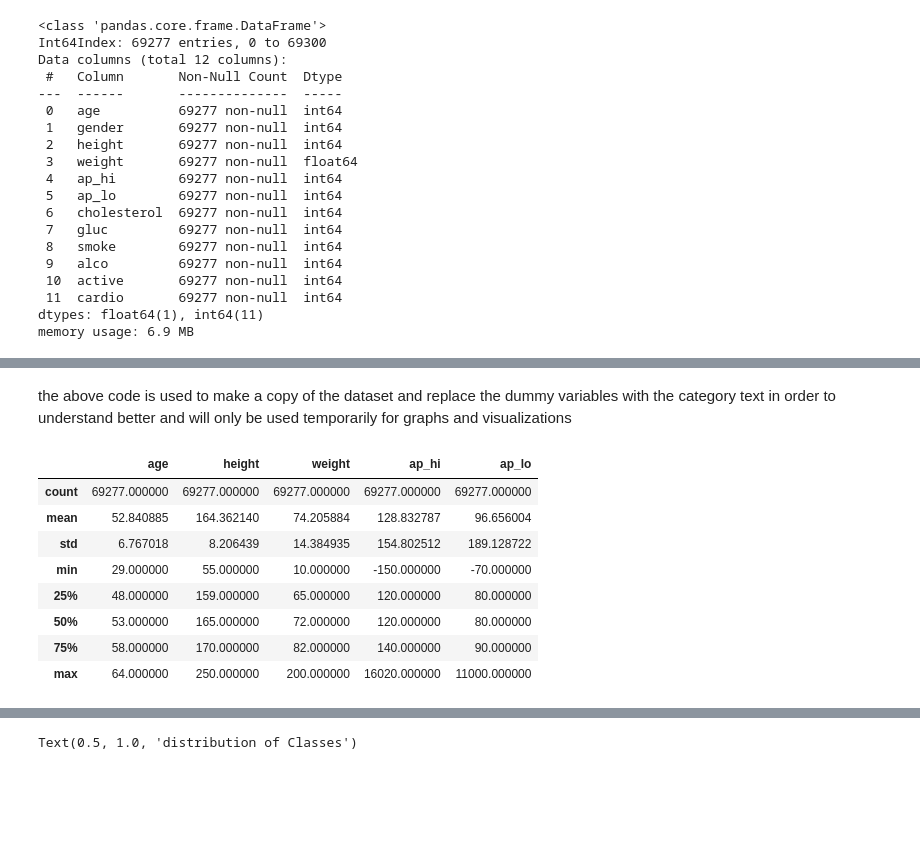
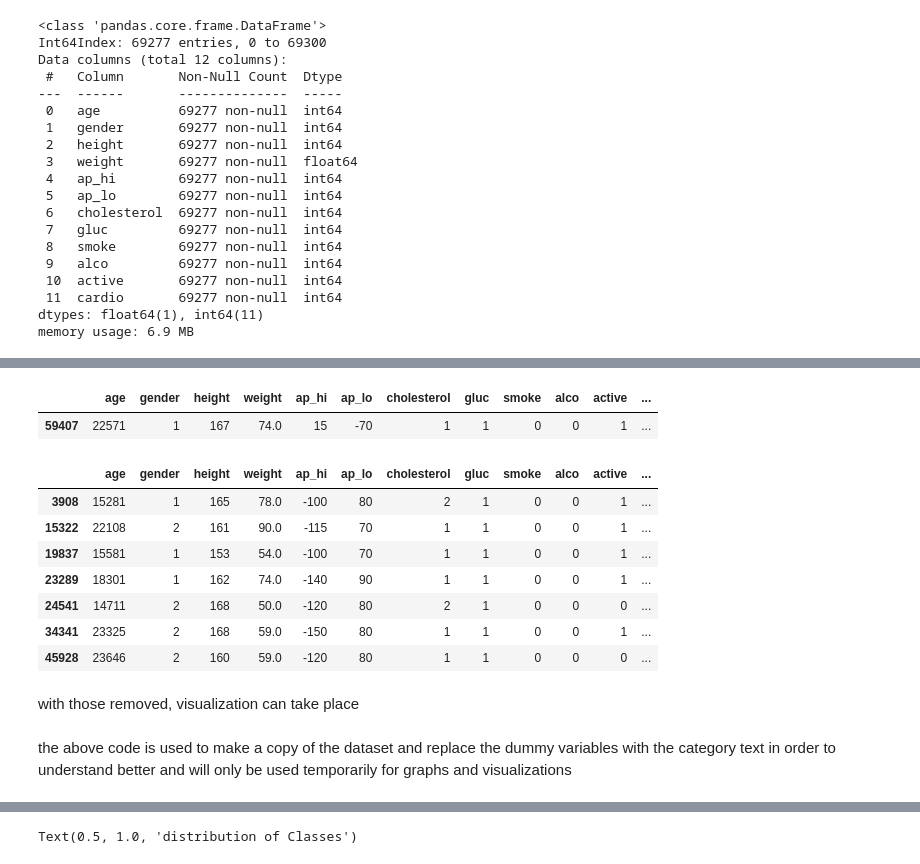
Before and after one commit to HumanClone/Logistic-Regression, a Jupyter notebook: Logistic Regression P2.ipynb, the cells around one changed output, grey strips where cells are left out. Saved outputs shown, nothing was run; the diff lists cells and outputs as text; code cells hidden in the pictures; blank space fills up the shorter version.

```diff
--- a/Logistic Regression P2.ipynb
+++ b/Logistic Regression P2.ipynb
@@ -192,0 +212,16 @@ and the following are discrete:
+# %%
+df[df.ap_lo<0]
+# %% [output]
+|  | age | gender | height | weight | ap_hi | ap_lo | cholesterol | gluc | smoke | alco | active | ... |
+| 59407 | 22571 | 1 | 167 | 74.0 | 15 | -70 | 1 | 1 | 0 | 0 | 1 | ... |
+# %%
+df[df.ap_hi<0]
+# %% [output]
+|  | age | gender | height | weight | ap_hi | ap_lo | cholesterol | gluc | smoke | alco | active | ... |
+| 3908 | 15281 | 1 | 165 | 78.0 | -100 | 80 | 2 | 1 | 0 | 0 | 1 | ... |
+| 15322 | 22108 | 2 | 161 | 90.0 | -115 | 70 | 1 | 1 | 0 | 0 | 1 | ... |
+| 19837 | 15581 | 1 | 153 | 54.0 | -100 | 70 | 1 | 1 | 0 | 0 | 1 | ... |
+| 23289 | 18301 | 1 | 162 | 74.0 | -140 | 90 | 1 | 1 | 0 | 0 | 1 | ... |
+| 24541 | 14711 | 2 | 168 | 50.0 | -120 | 80 | 2 | 1 | 0 | 0 | 0 | ... |
+| 34341 | 23325 | 2 | 168 | 59.0 | -150 | 80 | 1 | 1 | 0 | 0 | 1 | ... |
+| 45928 | 23646 | 2 | 160 | 59.0 | -120 | 80 | 1 | 1 | 0 | 0 | 0 | ... |
@@ -193,3 +231,5 @@ and the following are discrete:
+# %% [markdown]
+with those removed, visualization can take place
 # %%
 def age(x):
     return x//365
@@ -204,15 +244,3 @@ catdf['active'].replace([0,1],['Active','Not Active'],inplace=True)
 catdf['cardio'].replace([0,1],['Negative','Positive'],inplace=True)
 # %% [markdown]
 the above code is used to make a copy of the dataset and replace the dummy variables with the category text in order to understand better and will only be used temporarily for graphs and visualizations
-# %%
-catdf.describe()
-# %% [output]
-|  | age | height | weight | ap_hi | ap_lo |
-| count | 69277.000000 | 69277.000000 | 69277.000000 | 69277.000000 | 69277.000000 |
-| mean | 52.840885 | 164.362140 | 74.205884 | 128.832787 | 96.656004 |
-| std | 6.767018 | 8.206439 | 14.384935 | 154.802512 | 189.128722 |
-| min | 29.000000 | 55.000000 | 10.000000 | -150.000000 | -70.000000 |
-| 25% | 48.000000 | 159.000000 | 65.000000 | 120.000000 | 80.000000 |
-| 50% | 53.000000 | 165.000000 | 72.000000 | 120.000000 | 80.000000 |
-| 75% | 58.000000 | 170.000000 | 82.000000 | 140.000000 | 90.000000 |
-| max | 64.000000 | 250.000000 | 200.000000 | 16020.000000 | 11000.000000 |
```
Also changed, not shown: parts of 40 cells of this notebook.
